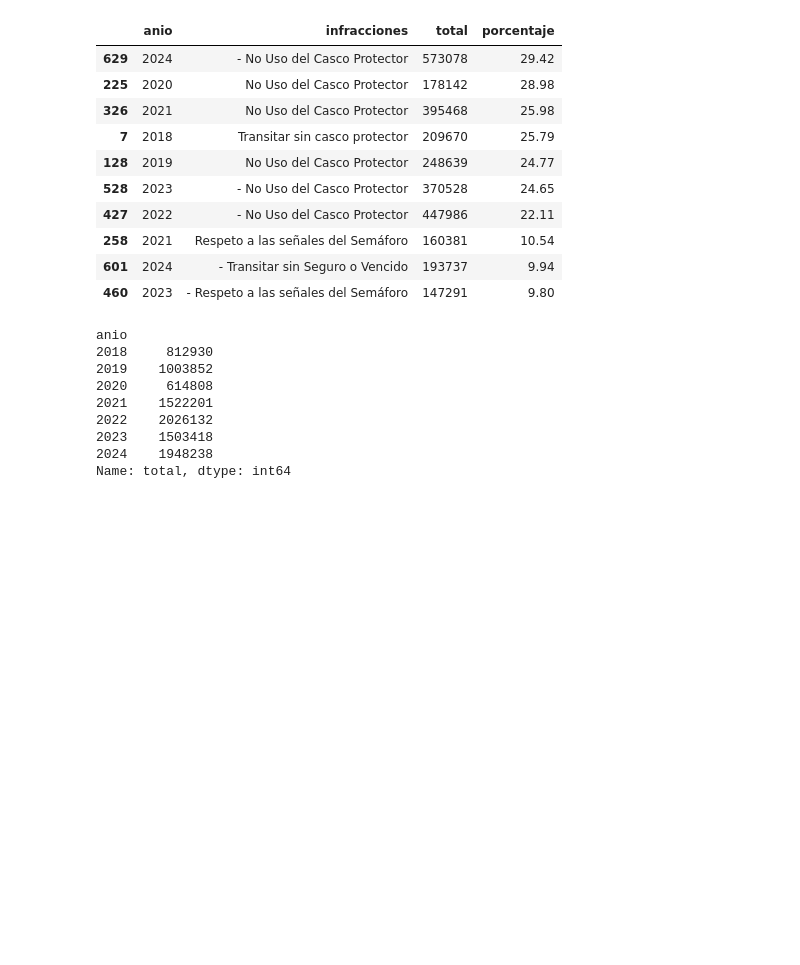
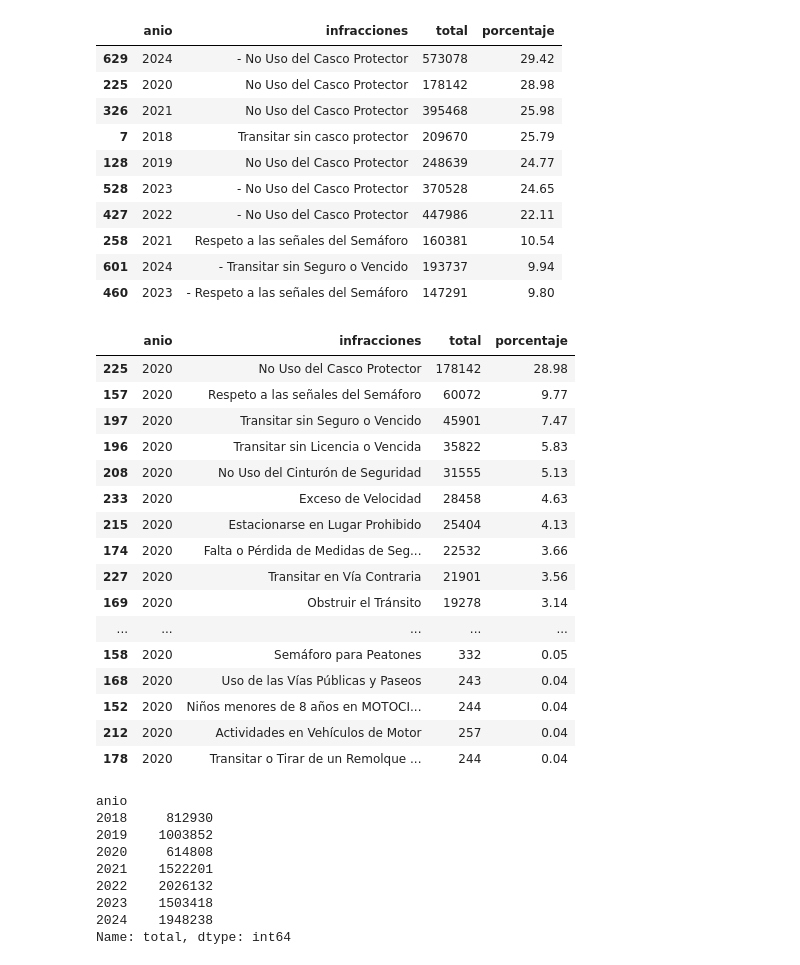
Before and after one commit to ngcarvajall/Accidentes_mortales_RD, a Jupyter notebook: Notebooks/Datos_añadidos.ipynb, the cells around one changed output. Cells and saved outputs as stored; diff of their text form; code cells hidden in the pictures; blank space fills up the shorter version.

Commit message:
infracciones y su formato

```diff
--- a/Notebooks/Datos_añadidos.ipynb
+++ b/Notebooks/Datos_añadidos.ipynb
@@ -497,6 +497,26 @@ df_infracciones_2.sort_values(by='porcentaje', ascending=False).head(10)
 | 258 | 2021 | Respeto a las señales del Semáforo | 160381 | 10.54 |
 | 601 | 2024 | - Transitar sin Seguro o Vencido | 193737 | 9.94 |
 | 460 | 2023 | - Respeto a las señales del Semáforo | 147291 | 9.80 |
+# %%
+df_infracciones_2[df_infracciones_2['anio'] == 2020].sort_values(by='porcentaje', ascending=False).head(50)
+# %% [output]
+|  | anio | infracciones | total | porcentaje |
+| 225 | 2020 | No Uso del Casco Protector | 178142 | 28.98 |
+| 157 | 2020 | Respeto a las señales del Semáforo | 60072 | 9.77 |
+| 197 | 2020 | Transitar sin Seguro o Vencido | 45901 | 7.47 |
+| 196 | 2020 | Transitar sin Licencia o Vencida | 35822 | 5.83 |
+| 208 | 2020 | No Uso del Cinturón de Seguridad | 31555 | 5.13 |
+| 233 | 2020 | Exceso de Velocidad | 28458 | 4.63 |
+| 215 | 2020 | Estacionarse en Lugar Prohibido | 25404 | 4.13 |
+| 174 | 2020 | Falta o Pérdida de Medidas de Seg... | 22532 | 3.66 |
+| 227 | 2020 | Transitar en Vía Contraria | 21901 | 3.56 |
+| 169 | 2020 | Obstruir el Tránsito | 19278 | 3.14 |
+| ... | ... | ... | ... | ... |
+| 158 | 2020 | Semáforo para Peatones | 332 | 0.05 |
+| 168 | 2020 | Uso de las Vías Públicas y Paseos | 243 | 0.04 |
+| 152 | 2020 | Niños menores de 8 años en MOTOCI... | 244 | 0.04 |
+| 212 | 2020 | Actividades en Vehículos de Motor | 257 | 0.04 |
+| 178 | 2020 | Transitar o Tirar de un Remolque ... | 244 | 0.04 |
 # %%
 df_infracciones_2.groupby('anio')['total'].sum()
 # %% [output]
```
Also changed, not shown: parts of 14 cells of this notebook.
